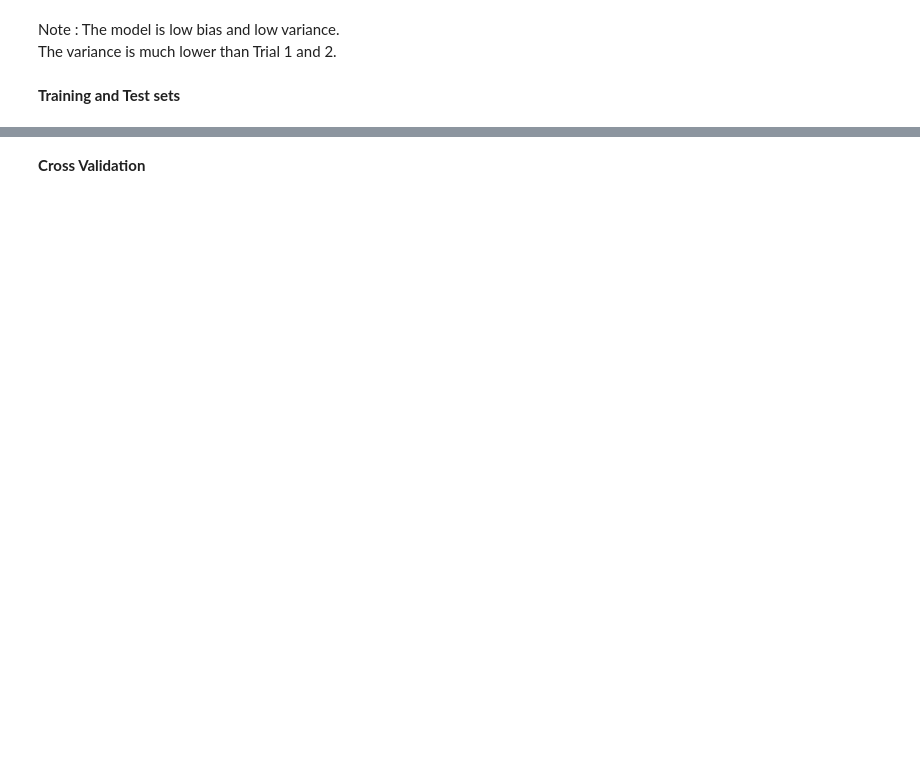
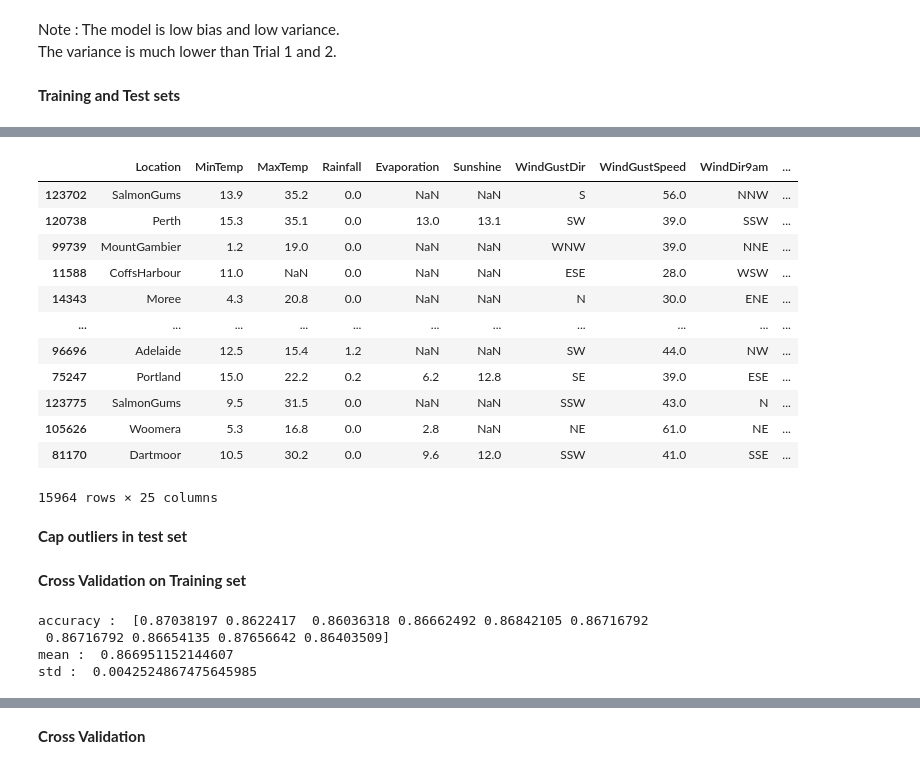
Before and after one commit to WoradeeKongthong/raining_tomorrow_classification, a Jupyter notebook: 02_Raining_LogisticRegression_plus_FeatureEngineering.ipynb, the cells around one changed output, grey strips where cells are left out. Cells and saved outputs as stored; diff of their text form; code cells hidden in the pictures; blank space fills up the shorter version.

```diff
--- a/02_Raining_LogisticRegression_plus_FeatureEngineering.ipynb
+++ b/02_Raining_LogisticRegression_plus_FeatureEngineering.ipynb
@@ -480,0 +466,24 @@ y = df['RainTomorrow']
+# %%
+Q1 = train_df.quantile(0.25)
+Q3 = train_df.quantile(0.75)
+IQR = Q3 - Q1
+
+lower_cap = Q1 - 1.5*IQR
+upper_cap = Q3 + 1.5*IQR
+
+train_df_drop_outliers = train_df[~((train_df < lower_cap) | (train_df > upper_cap)).any(axis=1)]
+train_df_drop_outliers
+# %% [output]
+|  | Location | MinTemp | MaxTemp | Rainfall | Evaporation | Sunshine | WindGustDir | WindGustSpeed | WindDir9am | ... |
+| 123702 | SalmonGums | 13.9 | 35.2 | 0.0 | NaN | NaN | S | 56.0 | NNW | ... |
+| 120738 | Perth | 15.3 | 35.1 | 0.0 | 13.0 | 13.1 | SW | 39.0 | SSW | ... |
+| 99739 | MountGambier | 1.2 | 19.0 | 0.0 | NaN | NaN | WNW | 39.0 | NNE | ... |
+| 11588 | CoffsHarbour | 11.0 | NaN | 0.0 | NaN | NaN | ESE | 28.0 | WSW | ... |
+| 14343 | Moree | 4.3 | 20.8 | 0.0 | NaN | NaN | N | 30.0 | ENE | ... |
+| ... | ... | ... | ... | ... | ... | ... | ... | ... | ... | ... |
+| 96696 | Adelaide | 12.5 | 15.4 | 1.2 | NaN | NaN | SW | 44.0 | NW | ... |
+| 75247 | Portland | 15.0 | 22.2 | 0.2 | 6.2 | 12.8 | SE | 39.0 | ESE | ... |
+| 123775 | SalmonGums | 9.5 | 31.5 | 0.0 | NaN | NaN | SSW | 43.0 | N | ... |
+| 105626 | Woomera | 5.3 | 16.8 | 0.0 | 2.8 | NaN | NE | 61.0 | NE | ... |
+| 81170 | Dartmoor | 10.5 | 30.2 | 0.0 | 9.6 | 12.0 | SSW | 41.0 | SSE | ... |
+15964 rows × 25 columns
@@ -480,0 +494,2 @@ y = df['RainTomorrow']
+# %% [markdown]
+**Cap outliers in test set**
@@ -480,0 +502,12 @@ y = df['RainTomorrow']
+# %% [markdown]
+**Cross Validation on Training set**
+# %%
+accuracy = cross_val_score(clf,X_train,y_train,cv=10)
+print('accuracy : ', accuracy)
+print('mean : ', accuracy.mean())
+print('std : ', accuracy.std())
+# %% [output]
+accuracy :  [0.87038197 0.8622417  0.86036318 0.86662492 0.86842105 0.86716792
+ 0.86716792 0.86654135 0.87656642 0.86403509]
+mean :  0.866951152144607
+std :  0.0042524867475645985
```
Also changed, not shown: parts of 82 cells of this notebook.
